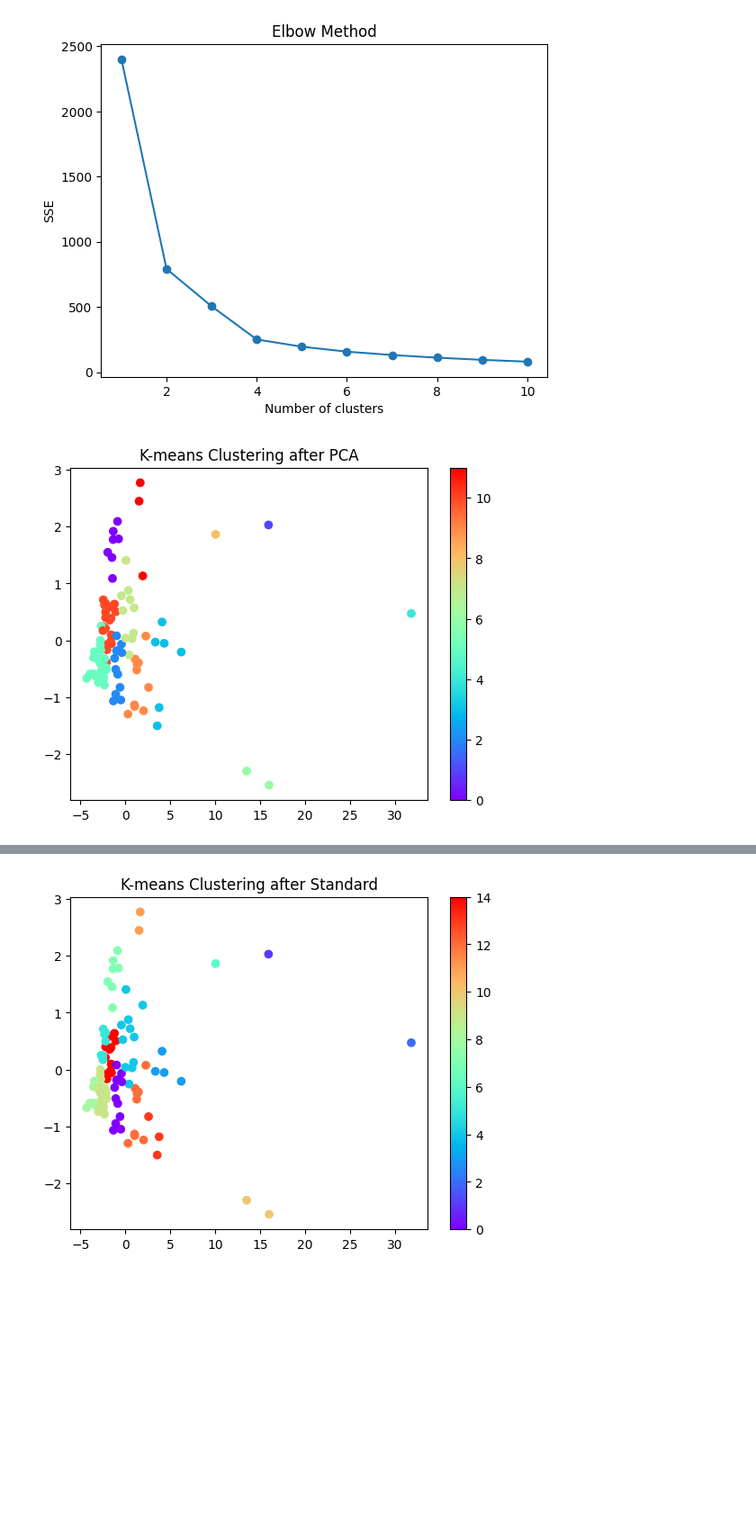
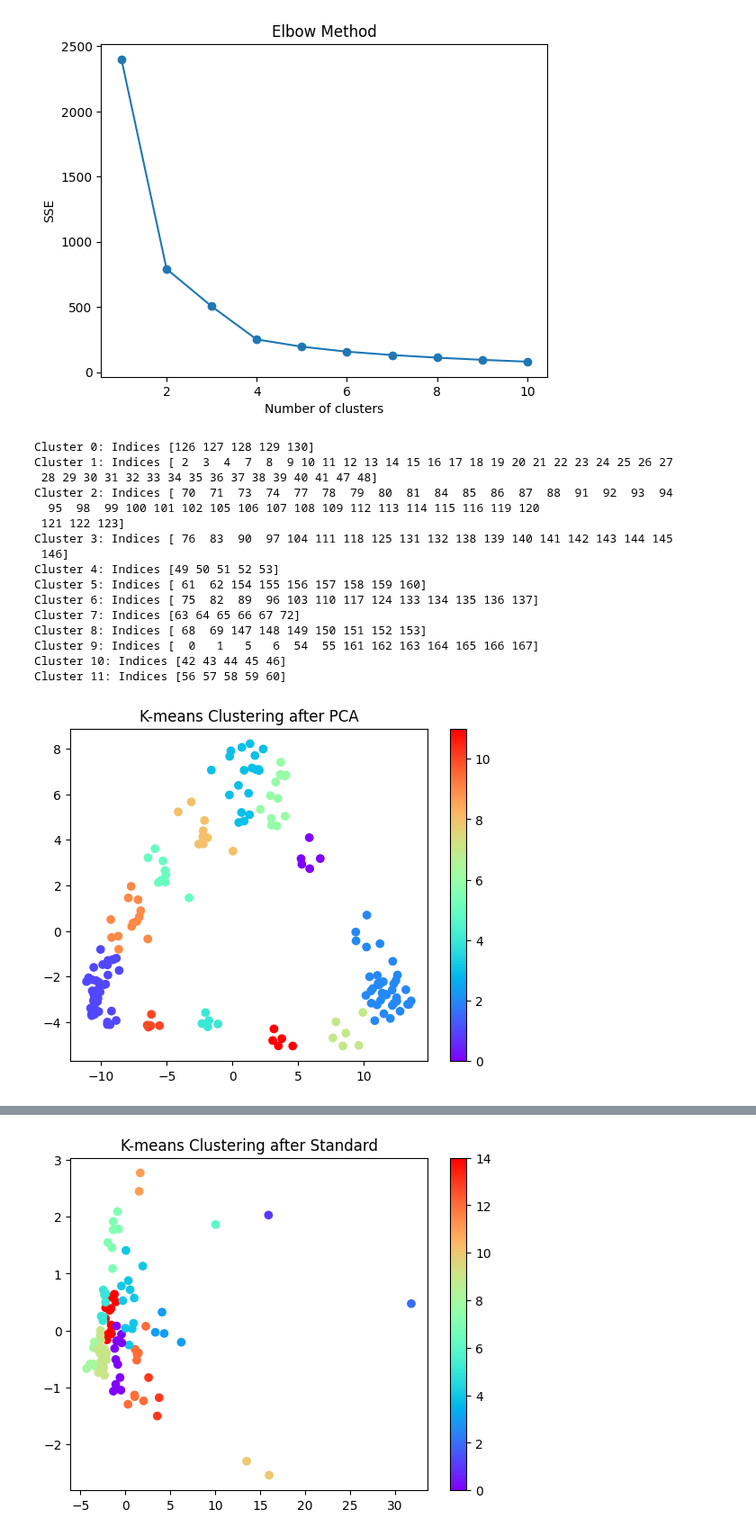
Before and after one commit to wooseungw/power_consumption_comp, a Jupyter notebook: clustering.ipynb, the cells around one changed output, grey strips where cells are left out. Shown at 90% size. Drawn from its saved outputs; the diff is of its cells as text; code cells hidden in the pictures; blank space fills up the shorter version.

```diff
--- a/clustering.ipynb
+++ b/clustering.ipynb
@@ -78,8 +78,8 @@ for i in range(1,101,1):
        df = df.merge(power_hour_std[merge_keys[:-1] + ['power_consumption']], on=merge_keys[:-1], how='left', suffixes=('', '_week_std'))
        df = df.rename(columns = {'power_consumption_day_hour_mean':'day_hour_mean','power_consumption_day_hour_std':'day_hour_std','power_consumption_hour_mean':'hour_mean','power_consumption_hour_std':'hour_std','power_consumption_week_mean':'week_mean','power_consumption_week_std':"week_std"})
        #,'day_hour_mean','day_hour_std','hour_mean','hour_std','week_mean','week_std'
-       buff = power_hour_mean['power_consumption']
-       c_df = pd.concat([c_df,power_hour_mean['power_consumption']],axis=1)
+       buff = power_mean['power_consumption']
+       c_df = pd.concat([c_df,power_mean['power_consumption']],axis=1)
 # %%
 c_df = c_df.transpose()
 c_df = c_df.reset_index()
@@ -133,20 +133,40 @@ plt.show()
 # %%
 from sklearn.cluster import KMeans
 import matplotlib.pyplot as plt
 from sklearn.decomposition import PCA
 
 # PCA로 차원 축소 (2차원으로)
 pca = PCA(n_components=2)
 df_pca = pca.fit_transform(df_standard)
 
 # K-means 클러스터링
 kmeans = KMeans(n_clusters=12)
 clusters = kmeans.fit_predict(df_pca)
+# 클러스터별 인덱스 출력
+for cluster_num in range(12):  # 클러스터의 수가 12개로 설정되었으므로
+    indices_in_cluster = np.where(clusters == cluster_num)[0]
+    print(f"Cluster {cluster_num}: Indices {indices_in_cluster}")
 
 # 결과 시각화
 plt.scatter(df_pca[:, 0], df_pca[:, 1], c=clusters, cmap='rainbow')
 plt.title('K-means Clustering after PCA')
 plt.colorbar()
 plt.show()
 # %% [output]
+Cluster 0: Indices [126 127 128 129 130]
+Cluster 1: Indices [ 2  3  4  7  8  9 10 11 12 13 14 15 16 17 18 19 20 21 22 23 24 25 26 27
+ 28 29 30 31 32 33 34 35 36 37 38 39 40 41 47 48]
+Cluster 2: Indices [ 70  71  73  74  77  78  79  80  81  84  85  86  87  88  91  92  93  94
+  95  98  99 100 101 102 105 106 107 108 109 112 113 114 115 116 119 120
+ 121 122 123]
+Cluster 3: Indices [ 76  83  90  97 104 111 118 125 131 132 138 139 140 141 142 143 144 145
+ 146]
+Cluster 4: Indices [49 50 51 52 53]
+Cluster 5: Indices [ 61  62 154 155 156 157 158 159 160]
+Cluster 6: Indices [ 75  82  89  96 103 110 117 124 133 134 135 136 137]
+Cluster 7: Indices [63 64 65 66 67 72]
+Cluster 8: Indices [ 68  69 147 148 149 150 151 152 153]
+Cluster 9: Indices [  0   1   5   6  54  55 161 162 163 164 165 166 167]
+Cluster 10: Indices [42 43 44 45 46]
+Cluster 11: Indices [56 57 58 59 60]
-[figure, old version]
+[figure, new version]
```
Also changed, not shown: parts of 2 cells of this notebook.
